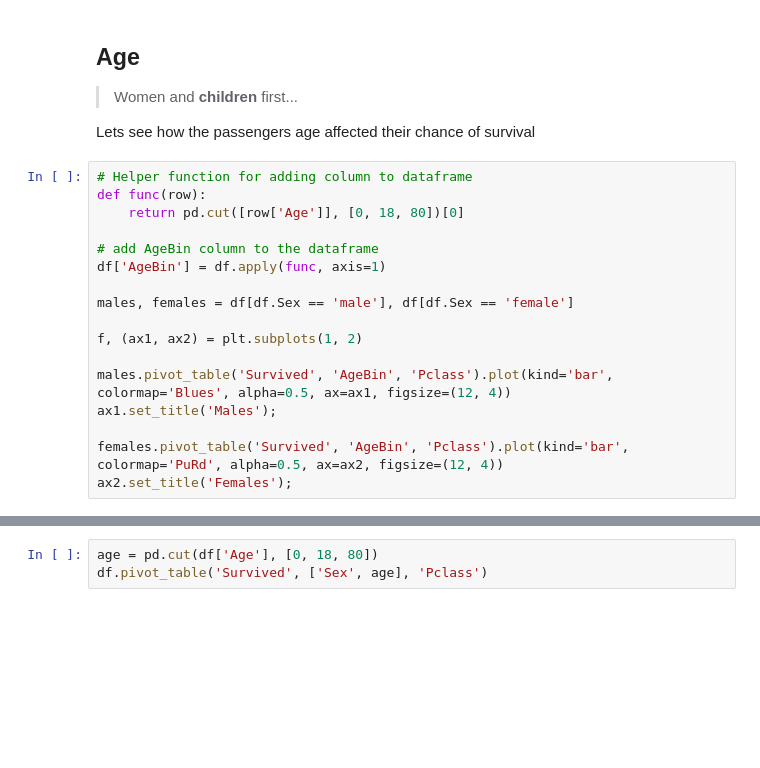
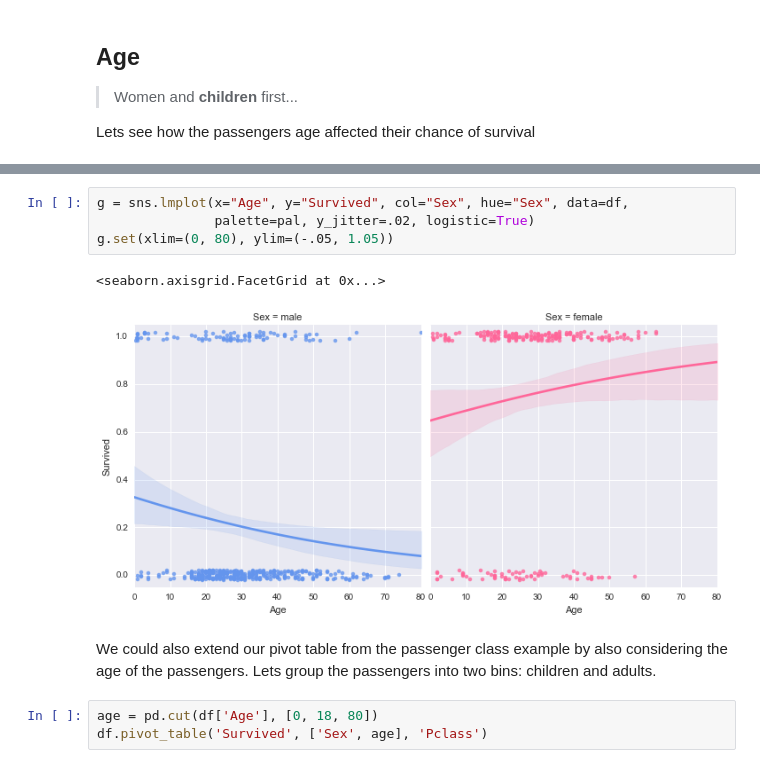
Before and after one commit to thomalm/kaggle, a Jupyter notebook: titanic/Titanic.ipynb, the cells around one changed output, grey strips where cells are left out. Cells and saved outputs as stored; diff of their text form; blank space fills up the shorter version.

```diff
--- a/titanic/Titanic.ipynb
+++ b/titanic/Titanic.ipynb
@@ -186,20 +194,3 @@ The data clearly shows that the a higher passenger class meant a higher change o
 > Women and **children** first...
 
 Lets see how the passengers age affected their chance of survival
-# %%
-# Helper function for adding column to dataframe
-def func(row):
-    return pd.cut([row['Age']], [0, 18, 80])[0]
-
-# add AgeBin column to the dataframe
-df['AgeBin'] = df.apply(func, axis=1)
-
-males, females = df[df.Sex == 'male'], df[df.Sex == 'female']
-
-f, (ax1, ax2) = plt.subplots(1, 2)
-
-males.pivot_table('Survived', 'AgeBin', 'Pclass').plot(kind='bar', colormap='Blues', alpha=0.5, ax=ax1, figsize=(12, 4))
-ax1.set_title('Males');
-
-females.pivot_table('Survived', 'AgeBin', 'Pclass').plot(kind='bar', colormap='PuRd', alpha=0.5, ax=ax2, figsize=(12, 4))
-ax2.set_title('Females');
@@ -212,3 +197,12 @@ See the caveats in the documentation: http://pandas.pydata.org/pandas-docs/stabl
+# %%
+g = sns.lmplot(x="Age", y="Survived", col="Sex", hue="Sex", data=df,
+               palette=pal, y_jitter=.02, logistic=True)
+g.set(xlim=(0, 80), ylim=(-.05, 1.05))
+# %% [output]
+<seaborn.axisgrid.FacetGrid at 0x...>
+[figure, added]
+# %% [markdown]
+We could also extend our pivot table from the passenger class example by also considering the age of the passengers. Lets group the passengers into two bins: children and adults.
 # %%
 age = pd.cut(df['Age'], [0, 18, 80])
 df.pivot_table('Survived', ['Sex', age], 'Pclass')
```
Also changed, not shown: parts of 32 cells of this notebook.
